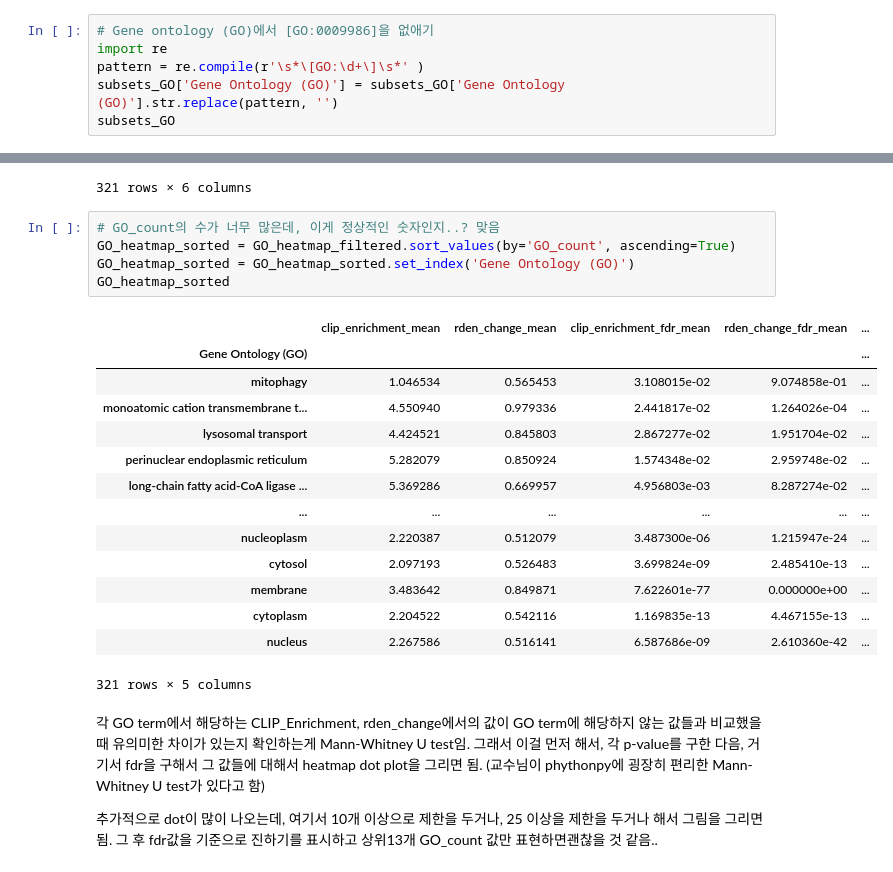
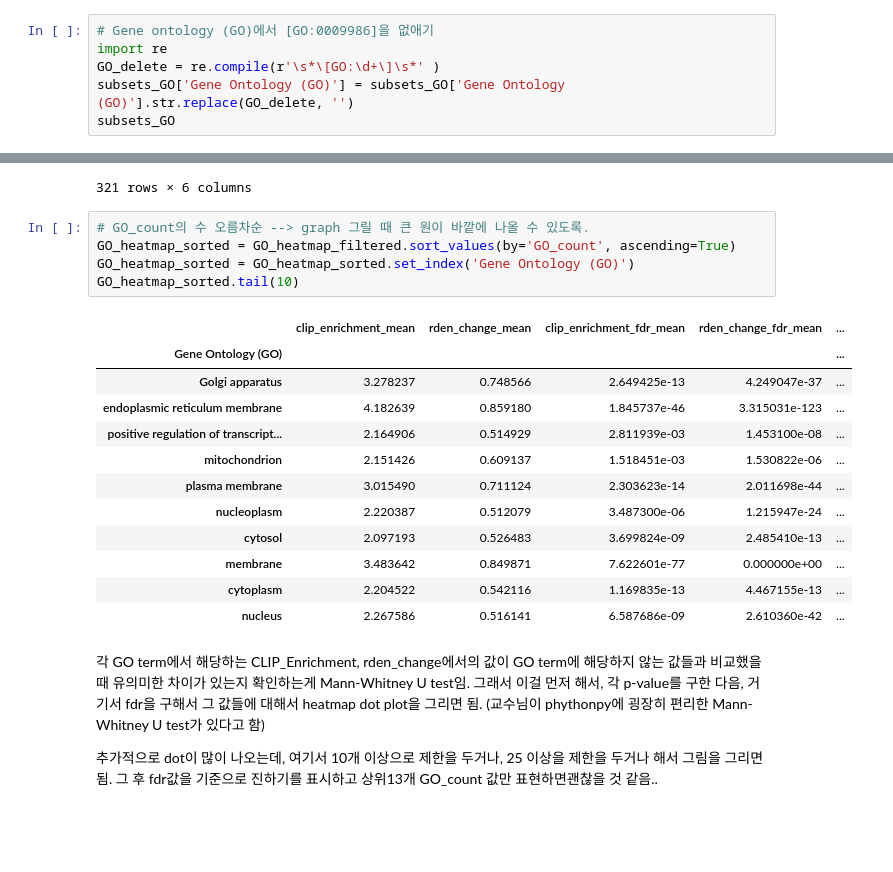
Before and after one commit to JungseoChoi/CJSbioinformatics, a Jupyter notebook: bioinformatics_project.ipynb, the cells around one changed output, grey strips where cells are left out. Saved outputs shown, nothing was run; the diff lists cells and outputs as text; blank space fills up the shorter version.

```diff
--- a/bioinformatics_project.ipynb
+++ b/bioinformatics_project.ipynb
@@ -172,8 +230,8 @@ subsets_GO
 # %%
 # Gene ontology (GO)에서 [GO:0009986]을 없애기
 import re
-pattern = re.compile(r'\s*\[GO:\d+\]\s*' )
-subsets_GO['Gene Ontology (GO)'] = subsets_GO['Gene Ontology (GO)'].str.replace(pattern, '')
+GO_delete = re.compile(r'\s*\[GO:\d+\]\s*' )
+subsets_GO['Gene Ontology (GO)'] = subsets_GO['Gene Ontology (GO)'].str.replace(GO_delete, '')
 subsets_GO
 # %% [output]
 |  | clip_enrichment | rden_change | Gene Ontology (GO) |
@@ -329,25 +400,23 @@ GO_heatmap_filtered
 | 2350 | zinc ion transport | 5.021992 | 0.956325 | 7.003062e-03 | ... |
 321 rows × 6 columns
 # %%
-# GO_count의 수가 너무 많은데, 이게 정상적인 숫자인지..? 맞음
+# GO_count의 수 오름차순 --> graph 그릴 때 큰 원이 바깥에 나올 수 있도록.
 GO_heatmap_sorted = GO_heatmap_filtered.sort_values(by='GO_count', ascending=True)
 GO_heatmap_sorted = GO_heatmap_sorted.set_index('Gene Ontology (GO)')
-GO_heatmap_sorted
+GO_heatmap_sorted.tail(10)
 # %% [output]
 |  | clip_enrichment_mean | rden_change_mean | clip_enrichment_fdr_mean | rden_change_fdr_mean | ... |
 | Gene Ontology (GO) |  |  |  |  | ... |
-| mitophagy | 1.046534 | 0.565453 | 3.108015e-02 | 9.074858e-01 | ... |
-| monoatomic cation transmembrane t... | 4.550940 | 0.979336 | 2.441817e-02 | 1.264026e-04 | ... |
-| lysosomal transport | 4.424521 | 0.845803 | 2.867277e-02 | 1.951704e-02 | ... |
-| perinuclear endoplasmic reticulum | 5.282079 | 0.850924 | 1.574348e-02 | 2.959748e-02 | ... |
-| long-chain fatty acid-CoA ligase ... | 5.369286 | 0.669957 | 4.956803e-03 | 8.287274e-02 | ... |
-| ... | ... | ... | ... | ... | ... |
+| Golgi apparatus | 3.278237 | 0.748566 | 2.649425e-13 | 4.249047e-37 | ... |
+| endoplasmic reticulum membrane | 4.182639 | 0.859180 | 1.845737e-46 | 3.315031e-123 | ... |
+| positive regulation of transcript... | 2.164906 | 0.514929 | 2.811939e-03 | 1.453100e-08 | ... |
+| mitochondrion | 2.151426 | 0.609137 | 1.518451e-03 | 1.530822e-06 | ... |
+| plasma membrane | 3.015490 | 0.711124 | 2.303623e-14 | 2.011698e-44 | ... |
 | nucleoplasm | 2.220387 | 0.512079 | 3.487300e-06 | 1.215947e-24 | ... |
 | cytosol | 2.097193 | 0.526483 | 3.699824e-09 | 2.485410e-13 | ... |
 | membrane | 3.483642 | 0.849871 | 7.622601e-77 | 0.000000e+00 | ... |
 | cytoplasm | 2.204522 | 0.542116 | 1.169835e-13 | 4.467155e-13 | ... |
 | nucleus | 2.267586 | 0.516141 | 6.587686e-09 | 2.610360e-42 | ... |
-321 rows × 5 columns
 # %% [markdown]
 각 GO term에서 해당하는 CLIP_Enrichment, rden_change에서의 값이 GO term에 해당하지 않는 값들과 비교했을 때 유의미한 차이가 있는지 확인하는게 Mann-Whitney U test임. 그래서 이걸 먼저 해서, 각 p-value를 구한 다음, 거기서 fdr을 구해서 그 값들에 대해서 heatmap dot plot을 그리면 됨.
 (교수님이 phythonpy에 굉장히 편리한 Mann-Whitney U test가 있다고 함)
```
Also changed, not shown: parts of 13 cells of this notebook.
